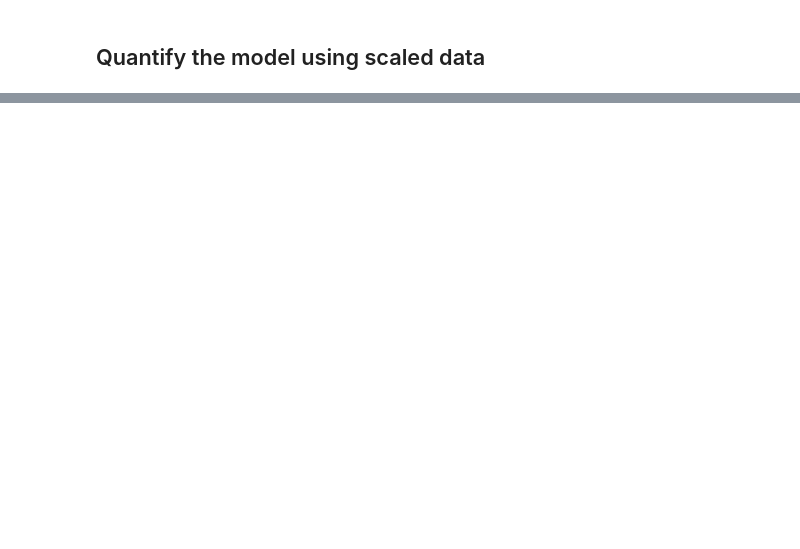
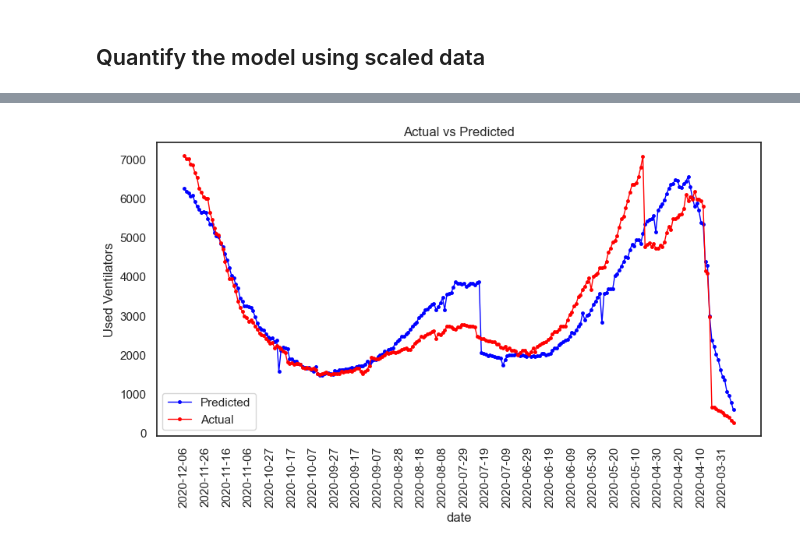
Before and after one commit to Micovs/COVID-Predictions, a Jupyter notebook: Model Test/Linear Regression Model - Hospitalisation/Hospitalization Prediction Model SM.ipynb, the cells around one changed output, grey strips where cells are left out. Cells and saved outputs as stored; diff of their text form; code cells hidden in the pictures; blank space fills up the shorter version.

Commit message:
finished model

```diff
--- a/Model Test/Linear Regression Model - Hospitalisation/Hospitalization Prediction Model SM.ipynb
+++ b/Model Test/Linear Regression Model - Hospitalisation/Hospitalization Prediction Model SM.ipynb
@@ -267,0 +301,6 @@ MSE: 0.17038771078760934, R2: 0.8454009665542443
+# %%
+X_scaled = X_scaler.transform(X)
+predictions = model.predict(X_scaled)
+print(f"True output:{y[0]}")
+print(f"Predicted output:{y_scaler.inverse_transform(predictions[0]).round(2)}")
+print(f"Prediction Error:{y_scaler.inverse_transform(predictions[0]).round(2)-y[0]}")
@@ -267,0 +311,3 @@ MSE: 0.17038771078760934, R2: 0.8454009665542443
+# %%
+predicted_y = y_scaler.inverse_transform(predictions).round(2)
+predicted_y.reshape(1,-1).tolist()[0]
@@ -267,0 +332,19 @@ MSE: 0.17038771078760934, R2: 0.8454009665542443
+# %%
+sns.set(style='white')
+
+plt.figure(figsize=(10, 5), dpi=100)
+plt.plot(df_Covid_data.index, predicted_y, label="Predicted", linewidth=1, marker='.', markersize=5, color='blue')
+plt.plot(df_Covid_data.index, df_Covid_data['onVentilatorCurrently'], label="Actual", linewidth=1, marker='.', markersize=5, color='red')
+# plt.plot(dc.index, dc["Error"], label="Error", linewidth=1, marker='.', markersize=10, color='green')
+
+
+plt.xticks(df_Covid_data.index[::10], rotation=90)
+plt.title('Actual vs Predicted')
+plt.xlabel('date')
+plt.ylabel('Used Ventilators')
+
+plt.legend()
+#plt.savefig('covid_outbreak.png', dpi=100)
+plt.show()
+# %% [output]
+[figure, added]
```
Also changed, not shown: parts of 9 cells of this notebook.
